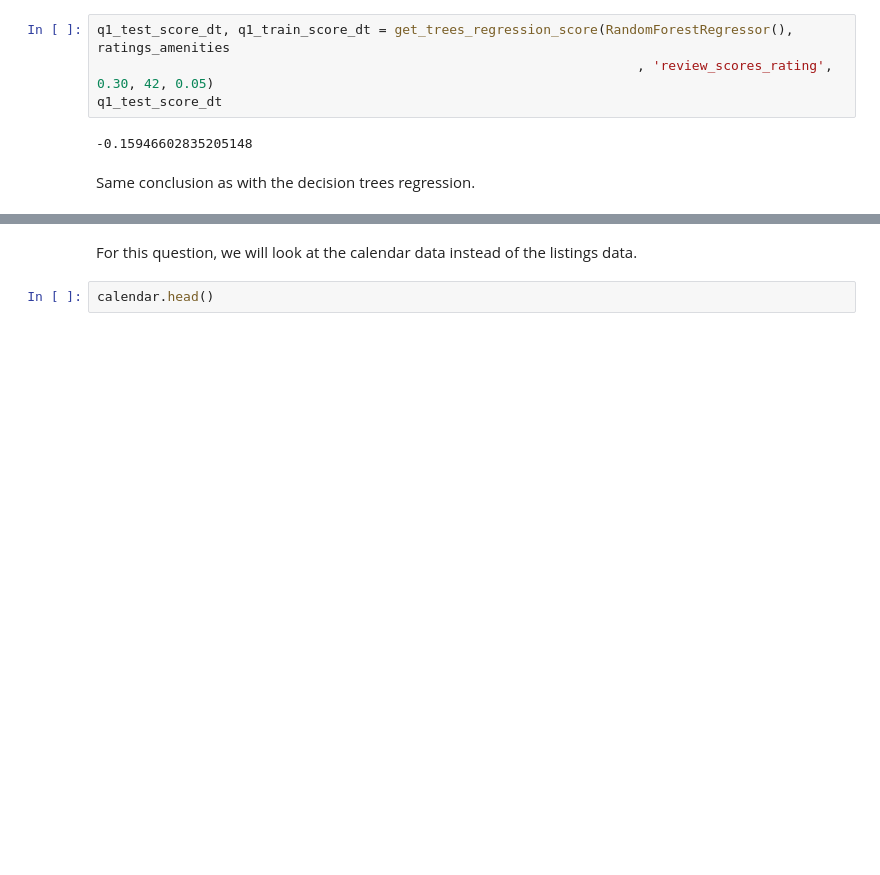
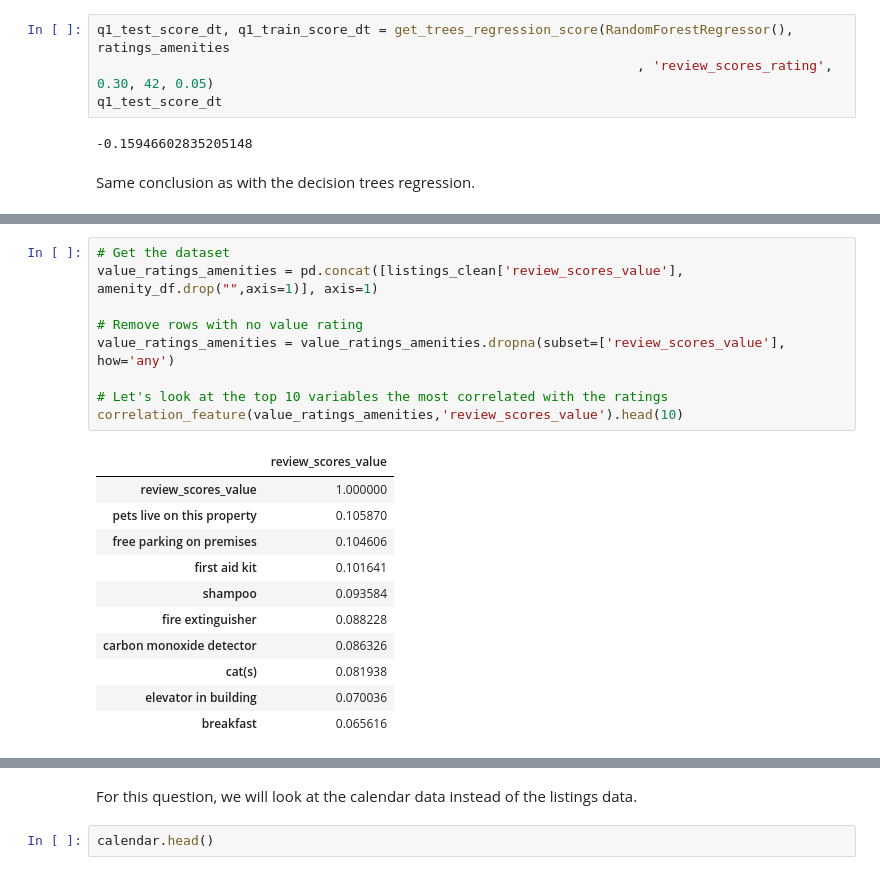
Before and after one commit to Robinhohocepied/airbnb-seattle-data, a Jupyter notebook: AirBnB+Seattle+Data.ipynb, the cells around one changed output, grey strips where cells are left out. Saved outputs shown, nothing was run; the diff lists cells and outputs as text; blank space fills up the shorter version.

```diff
--- a/AirBnB+Seattle+Data.ipynb
+++ b/AirBnB+Seattle+Data.ipynb
@@ -885,0 +900,21 @@ Same conclusion as with the decision trees regression.
+# %%
+# Get the dataset
+value_ratings_amenities = pd.concat([listings_clean['review_scores_value'], amenity_df.drop("",axis=1)], axis=1)
+
+# Remove rows with no value rating
+value_ratings_amenities = value_ratings_amenities.dropna(subset=['review_scores_value'], how='any')
+
+# Let's look at the top 10 variables the most correlated with the ratings
+correlation_feature(value_ratings_amenities,'review_scores_value').head(10)
+# %% [output]
+|  | review_scores_value |
+| review_scores_value | 1.000000 |
+| pets live on this property | 0.105870 |
+| free parking on premises | 0.104606 |
+| first aid kit | 0.101641 |
+| shampoo | 0.093584 |
+| fire extinguisher | 0.088228 |
+| carbon monoxide detector | 0.086326 |
+| cat(s) | 0.081938 |
+| elevator in building | 0.070036 |
+| breakfast | 0.065616 |
```
Also changed, not shown: parts of 17 cells of this notebook.
